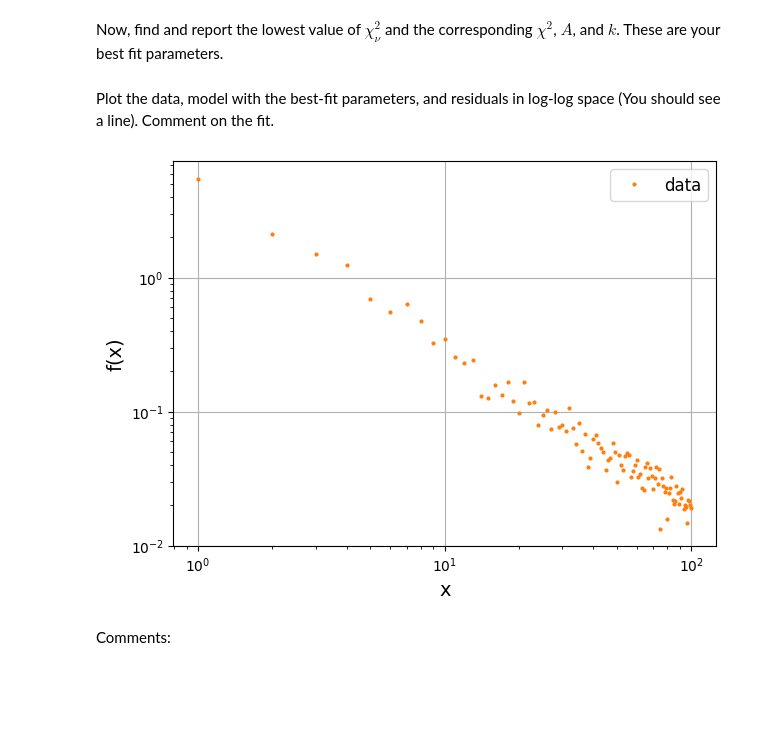
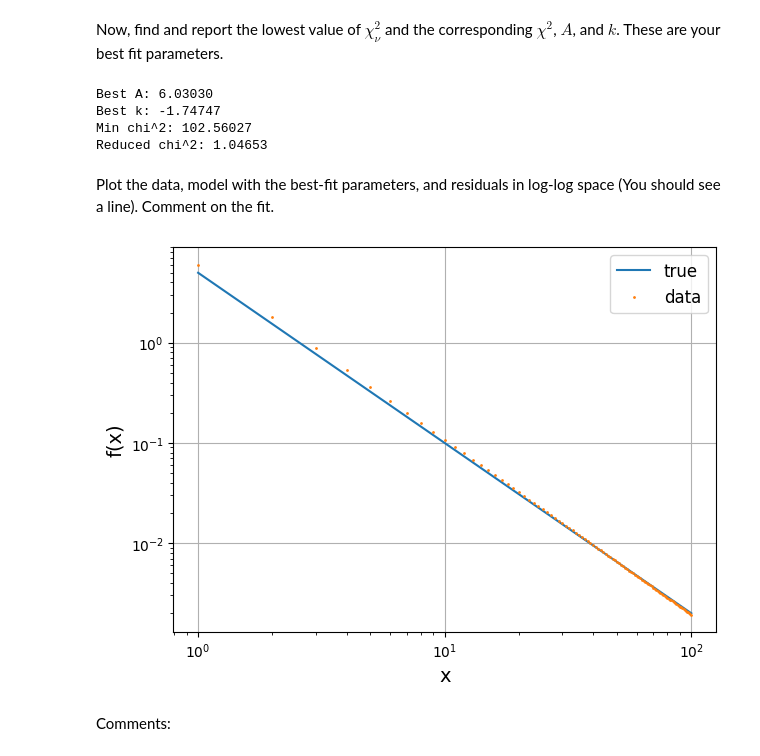
Before and after one commit to galih123star/computational2026, a Jupyter notebook: HW07/HW07_ChiSquared_MCMC.ipynb, the cells around one changed output. Drawn from its saved outputs; the diff is of its cells as text; code cells hidden in the pictures; blank space fills up the shorter version.

```diff
--- a/HW07/HW07_ChiSquared_MCMC.ipynb
+++ b/HW07/HW07_ChiSquared_MCMC.ipynb
@@ -96,18 +86,12 @@ Start with the two parameter fit in which for each combination of $A$ and $k$, a
 Note: This is a brute force method that explores the whole defined parameter space. It does not try to get the lowest-chi squre value.
 # %%
 # Two param fit
-A_grid = np.linspace(2,6,50)
-k_grid = np.linspace(-1,-3,50)
+A_grid = np.linspace(3,7,100)
+k_grid = np.linspace(-1,-3,100)
+chi_grid = np.zeros((len(A_grid), len(k_grid)))
 
-for i in range(len(A_grid)):
-    for j in range(len(k_grid)):
-        y_true = func(A_grid,k_grid,x)
-        y_err = 0.2*y_true
-        noise = np.random.normal(0, 0.20 * y_true) #noise
-        y = y_true + noise
-
-        chi = chi_sqr(y, y_true, y_err)
-        chi_red = red_chi_sqr(n,p)
-        #print(len(chi))
-
-#A_grid
+for i, A in enumerate(A_grid):
+    for j, k in enumerate(k_grid):
+        y_model = func(x, A, k)
+        chi = chi_sqr(y, y_model, y_err)
+        chi_grid[i, j] = chi
@@ -119,27 +101,41 @@ Comments:
 Now, find and report the lowest value of $\chi^{2}_{\nu}$ and the corresponding $\chi^{2}$, $A$, and $k$. These are your best fit parameters.
 # %%
 # Get the best values - The printed output is fine
+min_idx = np.unravel_index(np.argmin(chi_grid), chi_grid.shape)
+best_A = A_grid[min_idx[0]]
+best_k = k_grid[min_idx[1]]
+min_chi = chi_grid[min_idx]
+
+best_red_chi = red_chi_sqr(min_chi, n, p)
+
+print(f"Best A: {best_A:.5f}")
+print(f"Best k: {best_k:.5f}")
+print(f"Min chi^2: {min_chi:.5f}")
+print(f"Reduced chi^2: {best_red_chi:.5f}")
+# %% [output]
+Best A: 6.03030
+Best k: -1.74747
+Min chi^2: 102.56027
+Reduced chi^2: 1.04653
 # %% [markdown]
 Plot the data, model with the best-fit parameters, and residuals in log-log space (You should see a line). Comment on the fit.
 # %%
 # Plot in loglog - You should see a line
 
-#print(f"chi squared = {chi_sqr:.3f}")
-
 plt.figure(figsize=(7,5))
 #plt.title("Gaussian function f(x)", fontsize=16)
-#plt.plot(x, y_true, color='tab:blue', label='true')
-plt.plot(x, y, 'o', ms=2, color='tab:orange', label='data')
+plt.plot(x, y_true, color='tab:blue', label='true')
+plt.plot(x, func(x,best_A,best_k), 'o', ms=1, color='tab:orange', label='data')
 plt.xscale('log')
 plt.yscale('log')
 plt.legend(fontsize=12)
 plt.xlabel('x', size=14)
 plt.ylabel('f(x)', size=14)
 plt.xticks(size=10)
 plt.yticks(size=10)
 plt.grid()
 # %% [output]
-[figure, old version]
+[figure, new version]
 # %% [markdown]
 Comments:
 # %% [markdown]
```
Also changed, not shown: parts of 3 cells of this notebook.
